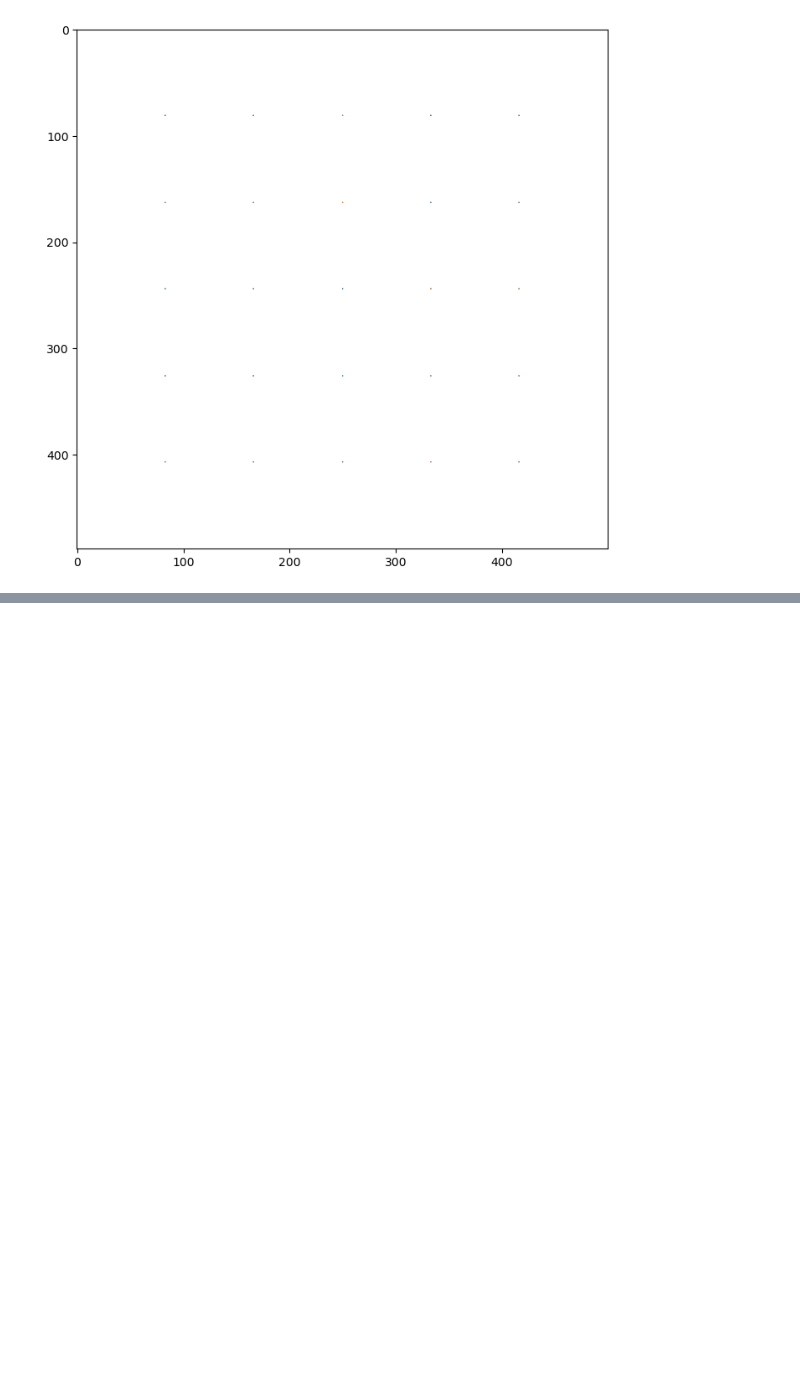
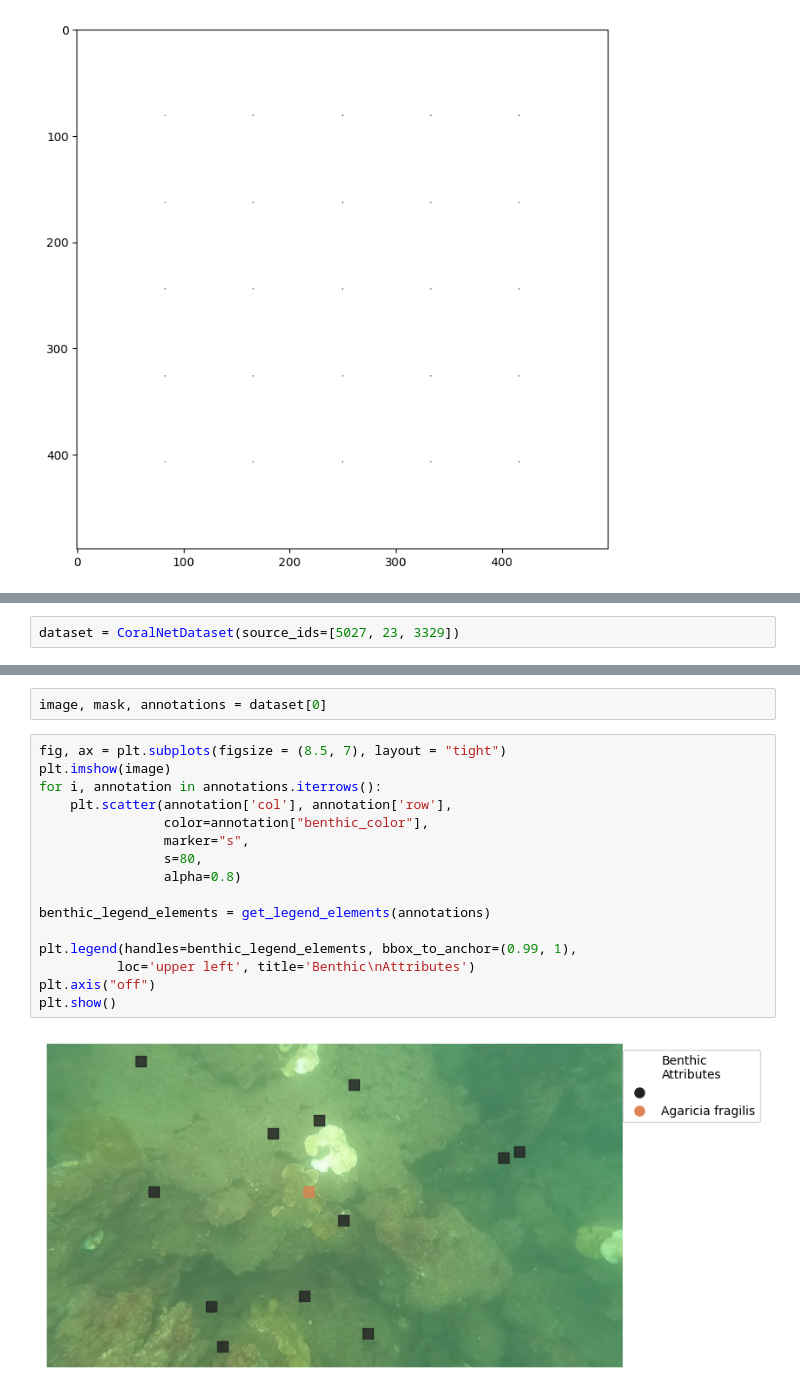
Before and after one commit to data-mermaid/mermaid-segmentation, a Jupyter notebook: nbs/Dataset_Exploration.ipynb, the cells around one changed output, grey strips where cells are left out. Cells and saved outputs as stored; diff of their text form; blank space fills up the shorter version.

Commit message:
✨Added CoralNet data to exploration

```diff
--- a/nbs/Dataset_Exploration.ipynb
+++ b/nbs/Dataset_Exploration.ipynb
@@ -101,0 +92,2 @@ len(data_loader)
+# %%
+dataset = CoralNetDataset(source_ids=[5027, 23, 3329])
@@ -101,0 +119,20 @@ len(data_loader)
+# %%
+image, mask, annotations = dataset[0]
+# %%
+fig, ax = plt.subplots(figsize = (8.5, 7), layout = "tight")
+plt.imshow(image)
+for i, annotation in annotations.iterrows():
+    plt.scatter(annotation['col'], annotation['row'],
+                color=annotation["benthic_color"],
+                marker="s",
+                s=80,
+                alpha=0.8)
+
+benthic_legend_elements = get_legend_elements(annotations)
+
+plt.legend(handles=benthic_legend_elements, bbox_to_anchor=(0.99, 1),
+          loc='upper left', title='Benthic\nAttributes')
+plt.axis("off")
+plt.show()
+# %% [output]
+[figure, added]
```
Also changed, not shown: parts of 14 cells of this notebook.
